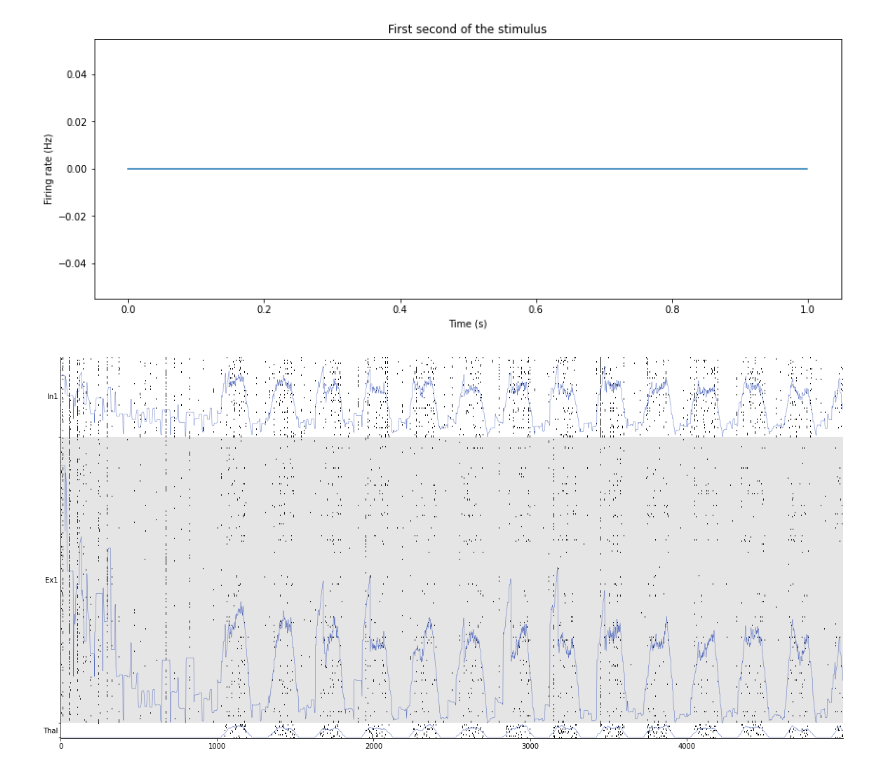
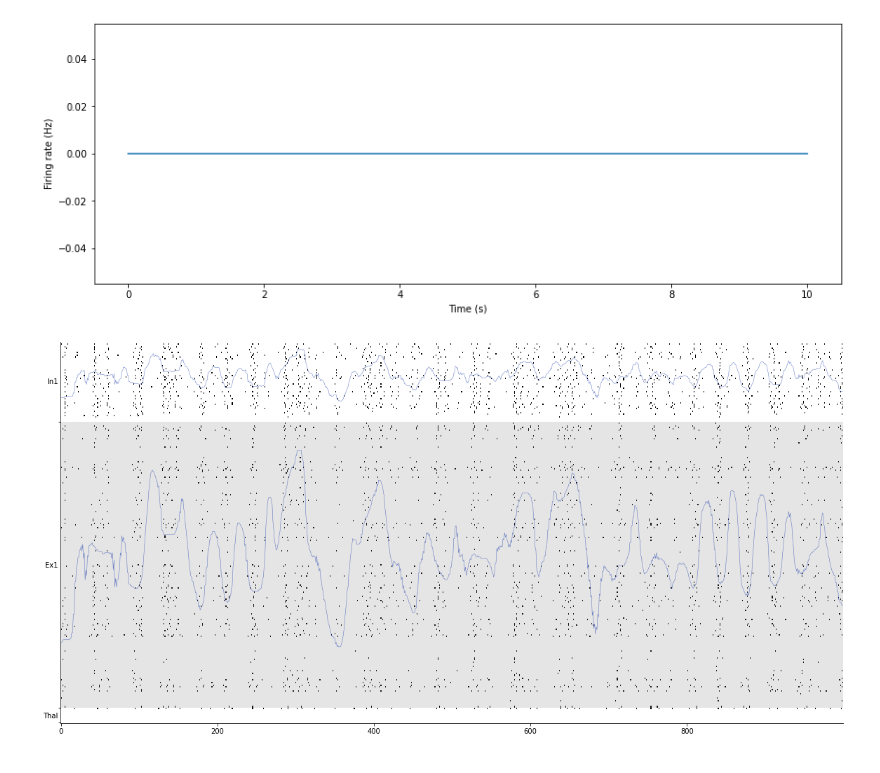
Before and after one commit to kernfel/cantata, a Jupyter notebook: forward exploration.ipynb, the cells around one changed output. Saved outputs shown, nothing was run; the diff lists cells and outputs as text; code cells hidden in the pictures.

```diff
--- a/forward exploration.ipynb
+++ b/forward exploration.ipynb
@@ -12,26 +12,29 @@ figsize = (14,5)
 cfg.batch_size = 1
 cfg.model.populations.Ex1.noise_weight = 3e-3
 cfg.model.populations.In1.noise_weight = 3e-3
+cfg.model.populations.Ex1.targets.Ex1.A_d = 0.003
+cfg.model.populations.Ex1.targets.Ex1.A_p = 0.08
+# cfg.model.tau_dth = 1.
 # %%
 second = int(1/cfg.time_step)
 # %%
 cfg.n_steps = int(10 * second)
-rate_off, rate_on = 0, 100 # Hz
+rate_off, rate_on = 0, 0 # Hz
 t_off, t_on = .15*second, .15*second
 t_wait = 1*second
 # %%
 inputs = torch.where(torch.arange(cfg.n_steps)%(t_on+t_off) >= t_off, rate_on, rate_off)
 inputs[:t_wait] = rate_off
+inputs[-t_wait:] = rate_off
 
 plt.figure(figsize=figsize)
-plt.plot(np.arange(second) * cfg.time_step, inputs[:second])
+plt.plot(np.arange(cfg.n_steps) * cfg.time_step, inputs)
 plt.xlabel('Time (s)')
 plt.ylabel('Firing rate (Hz)')
-plt.title('First second of the stimulus')
 
 inputs = inputs.reshape(1,-1,1).expand(cfg.batch_size, -1, cfg.n_inputs)
 # %% [output]
-[figure, old version]
+[figure, new version]
 # %%
 m = cantata.Module()
 with torch.no_grad():
@@ -41,7 +44,7 @@ batch = 0
 # %%
 fig = plt.figure(figsize=(20,10))
 ax = fig.subplots()
-spikes = record.out[batch:batch+1,0:5000]
+spikes = record.out[batch:batch+1,9000:]
 cp.raster(spikes, ax, rates=cp.get_rates(spikes, kwidth=50), c='#1133AAAA', lw=0.5);
 # %% [output]
-[figure, old version]
+[figure, new version]
```
Also changed, not shown: parts of 6 cells of this notebook, 2 other files.
